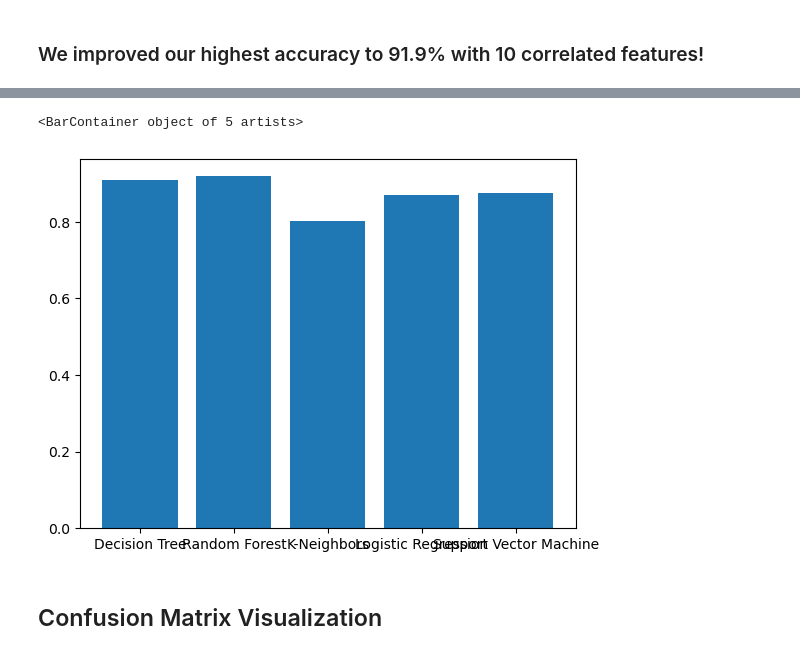
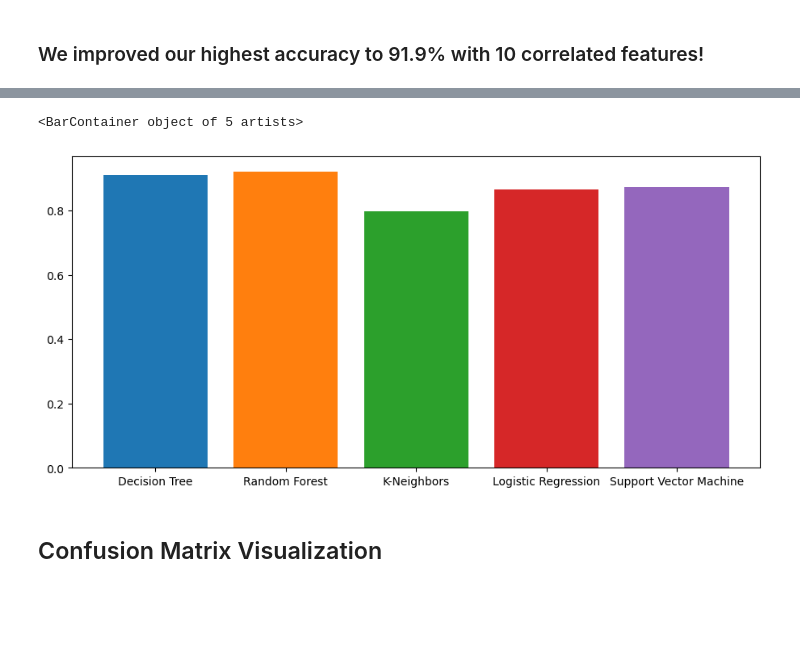
Before and after one commit to leonjiao5/SpambaseML, a Jupyter notebook: projectCode.ipynb, the cells around one changed output, grey strips where cells are left out. Cells and saved outputs as stored; diff of their text form; code cells hidden in the pictures; blank space fills up the shorter version.

```diff
--- a/projectCode.ipynb
+++ b/projectCode.ipynb
@@ -363,8 +267,10 @@ accuracies10
 # %%
-plt.bar(accuracies10.keys(), accuracies10.values())
+plt.figure(figsize = (11, 5))
+colors = ['tab:blue', 'tab:orange', 'tab:green', 'tab:red', 'tab:purple']
+plt.bar(accuracies10.keys(), accuracies10.values(), color = colors)
 # %% [output]
 <BarContainer object of 5 artists>
-[figure, old version]
+[figure, new version]
 # %% [markdown]
 ## Confusion Matrix Visualization
 # %%
```
Also changed, not shown: parts of 20 cells of this notebook.
